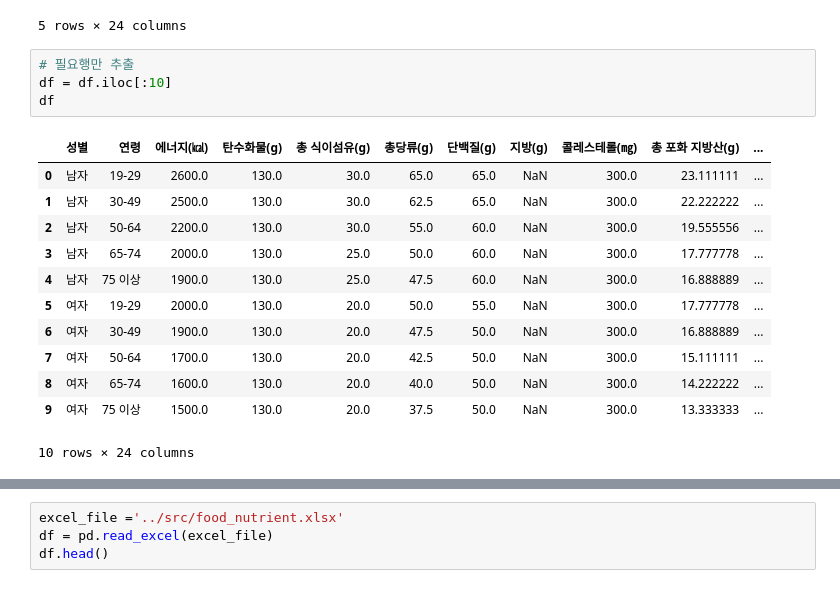
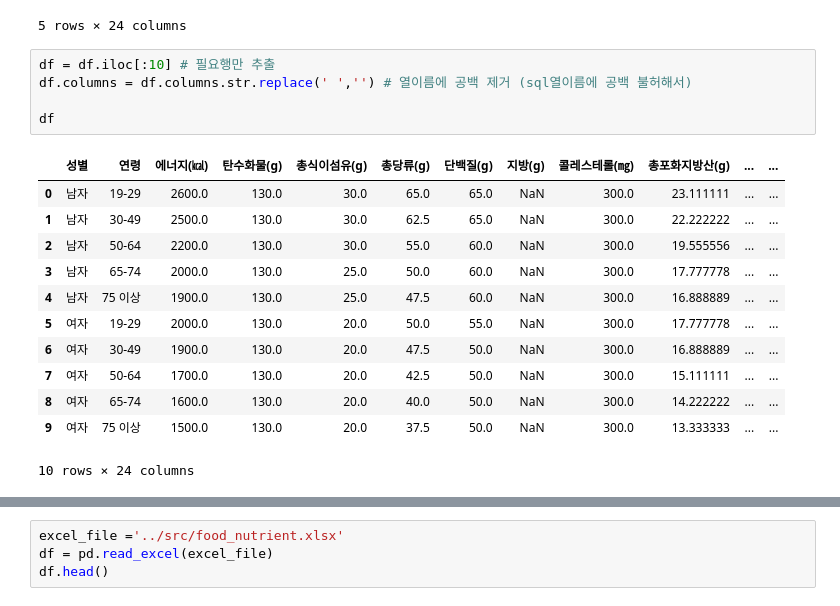
Before and after one commit to jonggu12/yorehalre_project, a Jupyter notebook: 03.DB저장/code/01. DB저장.ipynb, the cells around one changed output, grey strips where cells are left out. Saved outputs shown, nothing was run; the diff lists cells and outputs as text.

```diff
--- a/03.DB저장/code/01. DB저장.ipynb
+++ b/03.DB저장/code/01. DB저장.ipynb
@@ -19,22 +28,23 @@ df.head()
 | 3 | 남자 | 65-74 | 2000.0 | 130.0 | 25.0 | 50.0 | 60.0 | NaN | 300.0 | 17.777778 | ... |
 | 4 | 남자 | 75 이상 | 1900.0 | 130.0 | 25.0 | 47.5 | 60.0 | NaN | 300.0 | 16.888889 | ... |
 5 rows × 24 columns
-# %%
-# 필요행만 추출
-df = df.iloc[:10]
-df
-# %% [output]
-|  | 성별 | 연령 | 에너지(㎉) | 탄수화물(g) | 총 식이섬유(g) | 총당류(g) | 단백질(g) | 지방(g) | 콜레스테롤(㎎) | 총 포화 지방산(g) | ... |
-| 0 | 남자 | 19-29 | 2600.0 | 130.0 | 30.0 | 65.0 | 65.0 | NaN | 300.0 | 23.111111 | ... |
-| 1 | 남자 | 30-49 | 2500.0 | 130.0 | 30.0 | 62.5 | 65.0 | NaN | 300.0 | 22.222222 | ... |
-| 2 | 남자 | 50-64 | 2200.0 | 130.0 | 30.0 | 55.0 | 60.0 | NaN | 300.0 | 19.555556 | ... |
-| 3 | 남자 | 65-74 | 2000.0 | 130.0 | 25.0 | 50.0 | 60.0 | NaN | 300.0 | 17.777778 | ... |
-| 4 | 남자 | 75 이상 | 1900.0 | 130.0 | 25.0 | 47.5 | 60.0 | NaN | 300.0 | 16.888889 | ... |
-| 5 | 여자 | 19-29 | 2000.0 | 130.0 | 20.0 | 50.0 | 55.0 | NaN | 300.0 | 17.777778 | ... |
-| 6 | 여자 | 30-49 | 1900.0 | 130.0 | 20.0 | 47.5 | 50.0 | NaN | 300.0 | 16.888889 | ... |
-| 7 | 여자 | 50-64 | 1700.0 | 130.0 | 20.0 | 42.5 | 50.0 | NaN | 300.0 | 15.111111 | ... |
-| 8 | 여자 | 65-74 | 1600.0 | 130.0 | 20.0 | 40.0 | 50.0 | NaN | 300.0 | 14.222222 | ... |
-| 9 | 여자 | 75 이상 | 1500.0 | 130.0 | 20.0 | 37.5 | 50.0 | NaN | 300.0 | 13.333333 | ... |
-10 rows × 24 columns
+# %%
+df = df.iloc[:10] # 필요행만 추출
+df.columns = df.columns.str.replace(' ','') # 열이름에 공백 제거 (sql열이름에 공백 불허해서)
+
+df
+# %% [output]
+|  | 성별 | 연령 | 에너지(㎉) | 탄수화물(g) | 총식이섬유(g) | 총당류(g) | 단백질(g) | 지방(g) | 콜레스테롤(㎎) | 총포화지방산(g) | ... | ... |
+| 0 | 남자 | 19-29 | 2600.0 | 130.0 | 30.0 | 65.0 | 65.0 | NaN | 300.0 | 23.111111 | ... | ... |
+| 1 | 남자 | 30-49 | 2500.0 | 130.0 | 30.0 | 62.5 | 65.0 | NaN | 300.0 | 22.222222 | ... | ... |
+| 2 | 남자 | 50-64 | 2200.0 | 130.0 | 30.0 | 55.0 | 60.0 | NaN | 300.0 | 19.555556 | ... | ... |
+| 3 | 남자 | 65-74 | 2000.0 | 130.0 | 25.0 | 50.0 | 60.0 | NaN | 300.0 | 17.777778 | ... | ... |
+| 4 | 남자 | 75 이상 | 1900.0 | 130.0 | 25.0 | 47.5 | 60.0 | NaN | 300.0 | 16.888889 | ... | ... |
+| 5 | 여자 | 19-29 | 2000.0 | 130.0 | 20.0 | 50.0 | 55.0 | NaN | 300.0 | 17.777778 | ... | ... |
+| 6 | 여자 | 30-49 | 1900.0 | 130.0 | 20.0 | 47.5 | 50.0 | NaN | 300.0 | 16.888889 | ... | ... |
+| 7 | 여자 | 50-64 | 1700.0 | 130.0 | 20.0 | 42.5 | 50.0 | NaN | 300.0 | 15.111111 | ... | ... |
+| 8 | 여자 | 65-74 | 1600.0 | 130.0 | 20.0 | 40.0 | 50.0 | NaN | 300.0 | 14.222222 | ... | ... |
+| 9 | 여자 | 75 이상 | 1500.0 | 130.0 | 20.0 | 37.5 | 50.0 | NaN | 300.0 | 13.333333 | ... | ... |
+10 rows × 24 columns
 # %%
 # (성별,연령)기준으로 데이터프레임 재구조화
```
Also changed, not shown: parts of 22 cells of this notebook.
